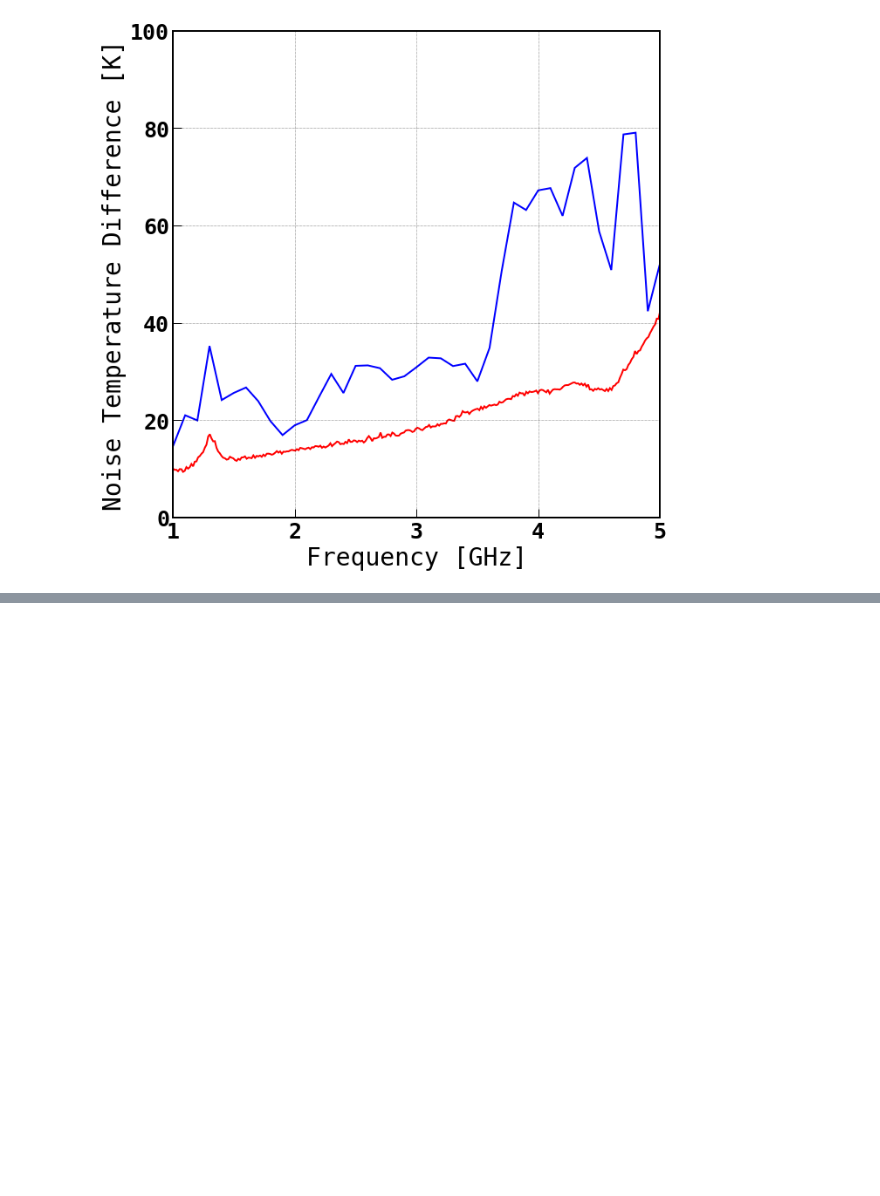
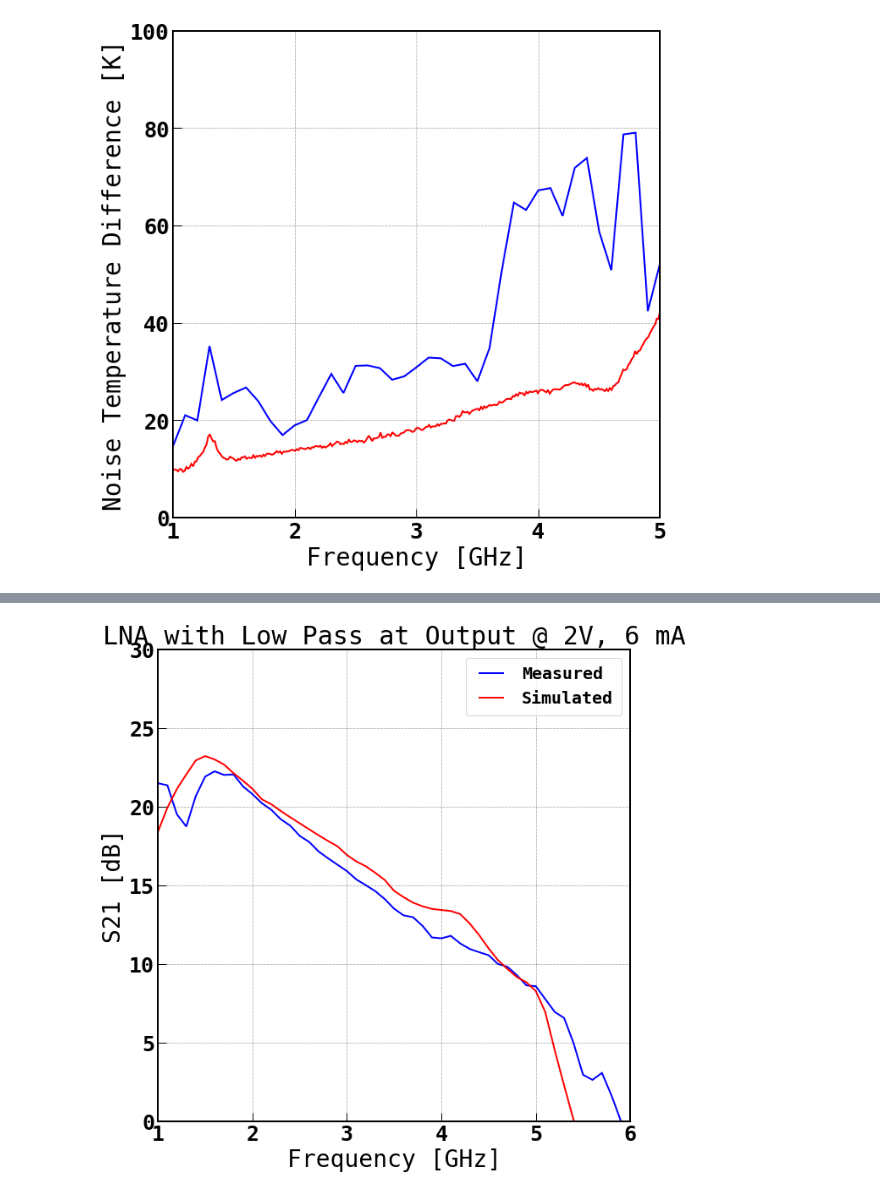
Before and after one commit to WanduiAlbert/HighFrequencyLab, a Jupyter notebook: Lab 3 files/Noise Temperature Simulations.ipynb, the cells around one changed output, grey strips where cells are left out. Cells and saved outputs as stored; diff of their text form; code cells hidden in the pictures; blank space fills up the shorter version.

```diff
--- a/Lab 3 files/Noise Temperature Simulations.ipynb
+++ b/Lab 3 files/Noise Temperature Simulations.ipynb
@@ -138,0 +138,17 @@ ax.grid(which='both')
+# %%
+freq, LNA_gain, filterA_gain, filterB_gain = np.loadtxt("./LAB DATA/LNA_with_filters_sims.txt", unpack=True, skiprows=1)
+# %%
+fig, ax = plt.subplots(figsize=(10,10))
+ax.plot(bfreq, bGain, 'b', label='Measured')
+ax.plot(freq, filterA_gain, 'r', label='Simulated')
+ax.legend(loc='best')
+ax.set_xlabel(r'Frequency [GHz]')
+ax.set_ylabel(r'S21 [dB]')
+ax.set_title(r'LNA with Low Pass at Output @ 2V, 6 mA')
+ax.set_ylim([0.0, 30.0])
+ax.set_xlim([1, 6.0])
+ax.grid(which='both')
+# ax.axis('tight');
+plt.savefig(save_dir + 'LNA_filter_ahead.pdf')
+# %% [output]
+[figure, added]
```
Also changed, not shown: parts of 10 cells of this notebook, 11 other files.
